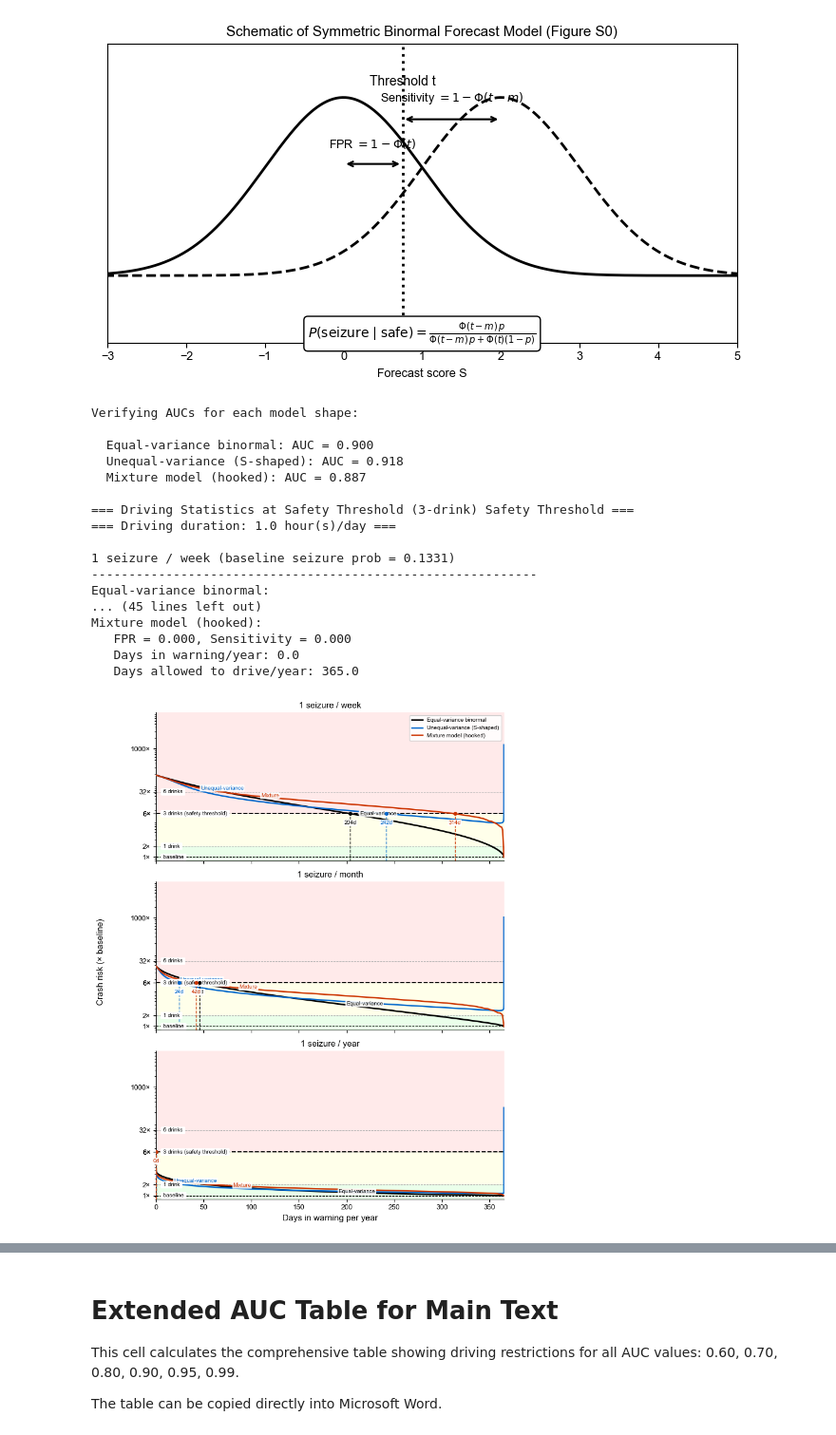
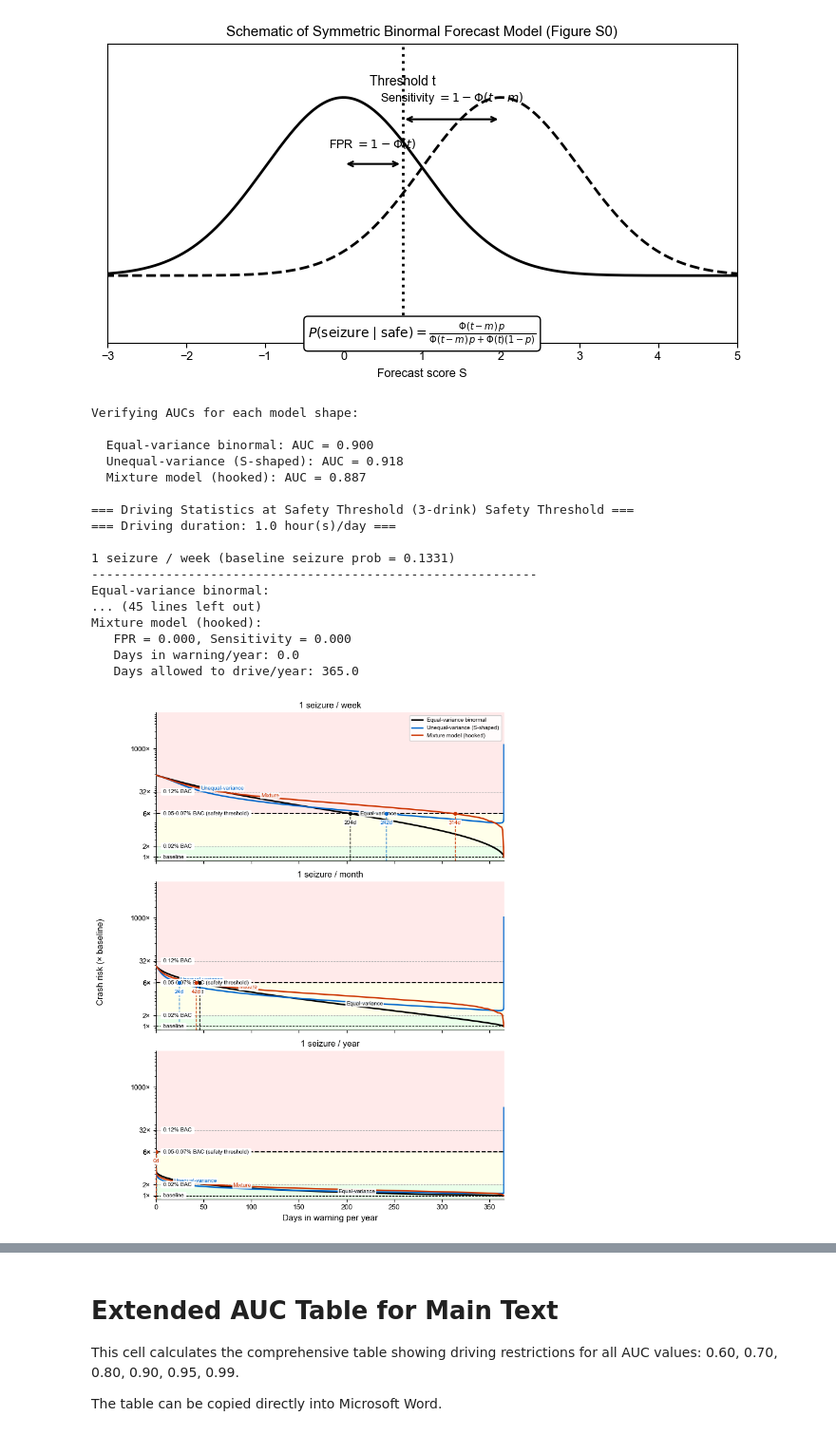
Before and after one commit to bdsp-core/seizure_forecasting_crash_analysis, a Jupyter notebook: crashes_vs_TiW.ipynb, the cells around one changed output, grey strips where cells are left out. Shown at 95% size. Cells and saved outputs as stored; diff of their text form; code cells hidden in the pictures.

```diff
--- a/crashes_vs_TiW.ipynb
+++ b/crashes_vs_TiW.ipynb
@@ -198,16 +198,16 @@ for col, driving_hours in enumerate(driving_hours_list):
             ax.text(6, 1,        ' baseline ',               fontsize=7, va='center',
                     bbox=dict(boxstyle='round,pad=0.2', facecolor='white', edgecolor='none'),
                     zorder=5)
-            ax.text(6, p1/p0,    ' 1 drink ',                fontsize=7, va='center',
+            ax.text(6, p1/p0,    ' 0.02% BAC ',                fontsize=7, va='center',
                     bbox=dict(boxstyle='round,pad=0.2', facecolor='white', edgecolor='none'),
                     zorder=5)
-            ax.text(6, p3/p0,    ' 3 drinks ',               fontsize=7, va='center',
+            ax.text(6, p3/p0,    ' 0.05-0.07% BAC ',               fontsize=7, va='center',
                     bbox=dict(boxstyle='round,pad=0.2', facecolor='white', edgecolor='none'),
                     zorder=5)
-            ax.text(6, p3/p0,    ' 3 drinks (safety threshold) ', fontsize=7, va='center',
+            ax.text(6, p3/p0,    ' 0.05-0.07% BAC (safety threshold) ', fontsize=7, va='center',
                     bbox=dict(boxstyle='round,pad=0.2', facecolor='white', edgecolor='none'),
                     zorder=5)
-            ax.text(6, p6/p0,    ' 6 drinks ',               fontsize=7, va='center',
+            ax.text(6, p6/p0,    ' 0.12% BAC ',               fontsize=7, va='center',
                     bbox=dict(boxstyle='round,pad=0.2', facecolor='white', edgecolor='none'),
                     zorder=5)
 
@@ -1117,13 +1117,13 @@ for j, (r, ax) in enumerate(zip(R, axes)):
     # Drink labels
     ax.text(6, 1,      ' baseline ',              fontsize=7, va='center',
             bbox=dict(boxstyle='round,pad=0.2', facecolor='white', edgecolor='none'), zorder=5)
-    ax.text(6, p1/p0,  ' 1 drink ',               fontsize=7, va='center',
+    ax.text(6, p1/p0,  ' 0.02% BAC ',               fontsize=7, va='center',
             bbox=dict(boxstyle='round,pad=0.2', facecolor='white', edgecolor='none'), zorder=5)
-    ax.text(6, p3/p0,  ' 3 drinks ',              fontsize=7, va='center',
+    ax.text(6, p3/p0,  ' 0.05-0.07% BAC ',              fontsize=7, va='center',
             bbox=dict(boxstyle='round,pad=0.2', facecolor='white', edgecolor='none'), zorder=5)
-    ax.text(6, p3/p0,  ' 3 drinks (safety threshold) ',fontsize=7, va='center',
+    ax.text(6, p3/p0,  ' 0.05-0.07% BAC (safety threshold) ',fontsize=7, va='center',
             bbox=dict(boxstyle='round,pad=0.2', facecolor='white', edgecolor='none'), zorder=5)
-    ax.text(6, p6/p0,  ' 6 drinks ',              fontsize=7, va='center',
+    ax.text(6, p6/p0,  ' 0.12% BAC ',              fontsize=7, va='center',
             bbox=dict(boxstyle='round,pad=0.2', facecolor='white', edgecolor='none'), zorder=5)
 
     # Y-ticks as multiples
@@ -1186,34 +1186,34 @@ ax.set_aspect('equal')
 
 fig.tight_layout()
 fig.savefig('Figure_S6.pdf', facecolor='white', bbox_inches='tight')
 fig.savefig('Figure_S6.png', facecolor='white', bbox_inches='tight', dpi=300)
 plt.show()
 
 # %% [markdown]
 # ## Summary
 #
 # PDFs saved:
 # - `Figure_S6.pdf` - Main figure (drink-equivalent visualization, 1 hr driving/day)
 # - `Figure_S6.pdf` - ROC curves for reference
 # %% [output]
 Verifying AUCs for each model shape:
 
   Equal-variance binormal: AUC = 0.900
   Unequal-variance (S-shaped): AUC = 0.918
   Mixture model (hooked): AUC = 0.887
 
 === Driving Statistics at Safety Threshold (3-drink) Safety Threshold ===
 === Driving duration: 1.0 hour(s)/day ===
 
 1 seizure / week (baseline seizure prob = 0.1331)
 ------------------------------------------------------------
 Equal-variance binormal:
 ... (45 lines left out)
 Mixture model (hooked):
    FPR = 0.000, Sensitivity = 0.000
    Days in warning/year: 0.0
    Days allowed to drive/year: 365.0
-[figure, old version]
+[figure, new version]
 [figure]
 # %% [markdown]
 # Extended AUC Table for Main Text
```
Also changed, not shown: parts of 1 cell of this notebook, 10 other files.
